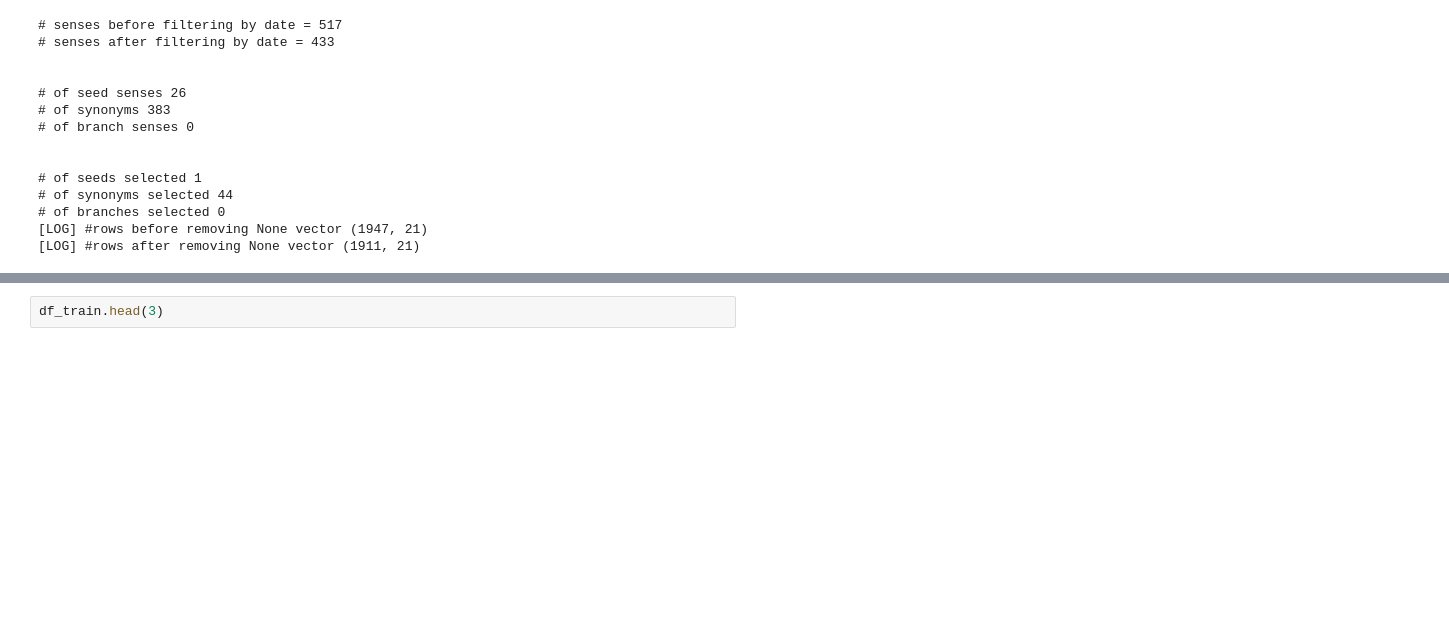
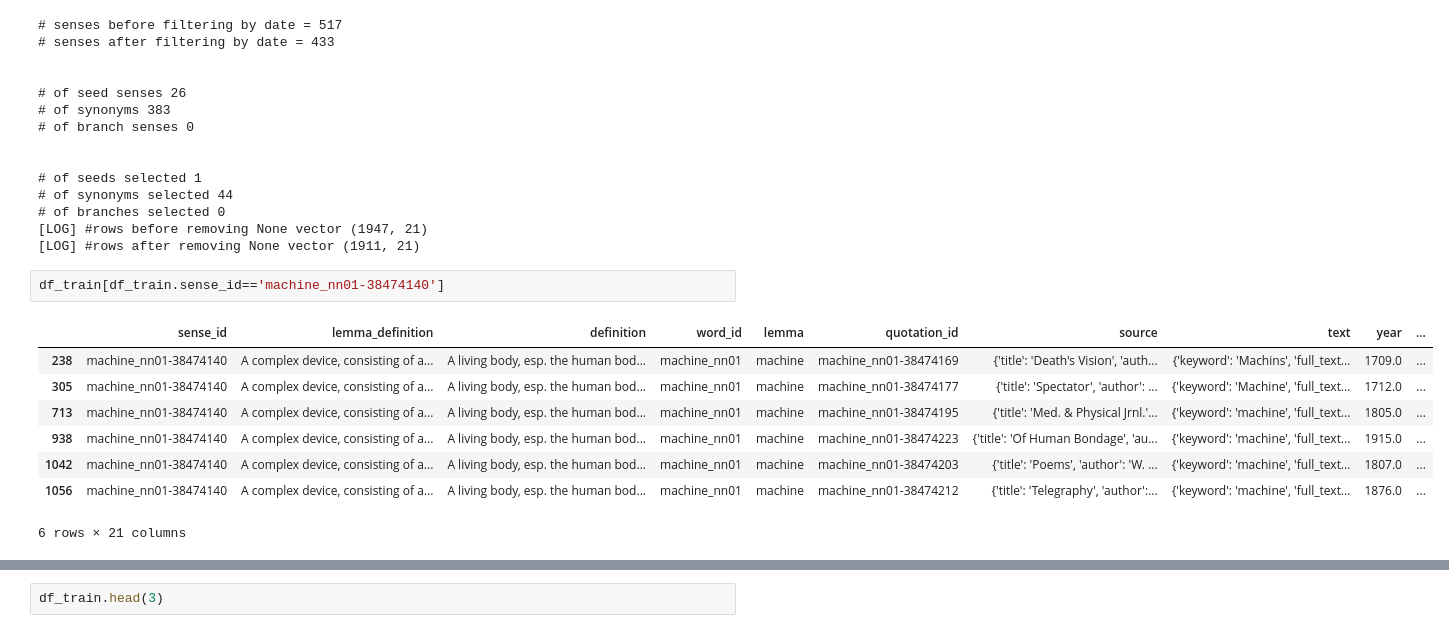
Before and after one commit to Living-with-machines/TargetedSenseDisambiguation, a Jupyter notebook: 114.1 - review notebook - glossbert.ipynb, the cells around one changed output, grey strips where cells are left out. Saved outputs shown, nothing was run; the diff lists cells and outputs as text; blank space fills up the shorter version.

```diff
--- a/114.1 - review notebook - glossbert.ipynb
+++ b/114.1 - review notebook - glossbert.ipynb
@@ -46,3 +53,14 @@ df_train, df_val, df_test = binarize(lemma,
 # of branches selected 0
 [LOG] #rows before removing None vector (1947, 21)
 [LOG] #rows after removing None vector (1911, 21)
+# %%
+df_train[df_train.sense_id=='machine_nn01-38474140']
+# %% [output]
+|  | sense_id | lemma_definition | definition | word_id | lemma | quotation_id | source | text | year | ... |
+| 238 | machine_nn01-38474140 | A complex device, consisting of a... | A living body, esp. the human bod... | machine_nn01 | machine | machine_nn01-38474169 | {'title': 'Death's Vision', 'auth... | {'keyword': 'Machins', 'full_text... | 1709.0 | ... |
+| 305 | machine_nn01-38474140 | A complex device, consisting of a... | A living body, esp. the human bod... | machine_nn01 | machine | machine_nn01-38474177 | {'title': 'Spectator', 'author': ... | {'keyword': 'Machine', 'full_text... | 1712.0 | ... |
+| 713 | machine_nn01-38474140 | A complex device, consisting of a... | A living body, esp. the human bod... | machine_nn01 | machine | machine_nn01-38474195 | {'title': 'Med. & Physical Jrnl.'... | {'keyword': 'machine', 'full_text... | 1805.0 | ... |
+| 938 | machine_nn01-38474140 | A complex device, consisting of a... | A living body, esp. the human bod... | machine_nn01 | machine | machine_nn01-38474223 | {'title': 'Of Human Bondage', 'au... | {'keyword': 'machine', 'full_text... | 1915.0 | ... |
+| 1042 | machine_nn01-38474140 | A complex device, consisting of a... | A living body, esp. the human bod... | machine_nn01 | machine | machine_nn01-38474203 | {'title': 'Poems', 'author': 'W. ... | {'keyword': 'machine', 'full_text... | 1807.0 | ... |
+| 1056 | machine_nn01-38474140 | A complex device, consisting of a... | A living body, esp. the human bod... | machine_nn01 | machine | machine_nn01-38474212 | {'title': 'Telegraphy', 'author':... | {'keyword': 'machine', 'full_text... | 1876.0 | ... |
+6 rows × 21 columns
```
Also changed, not shown: parts of 12 cells of this notebook.
